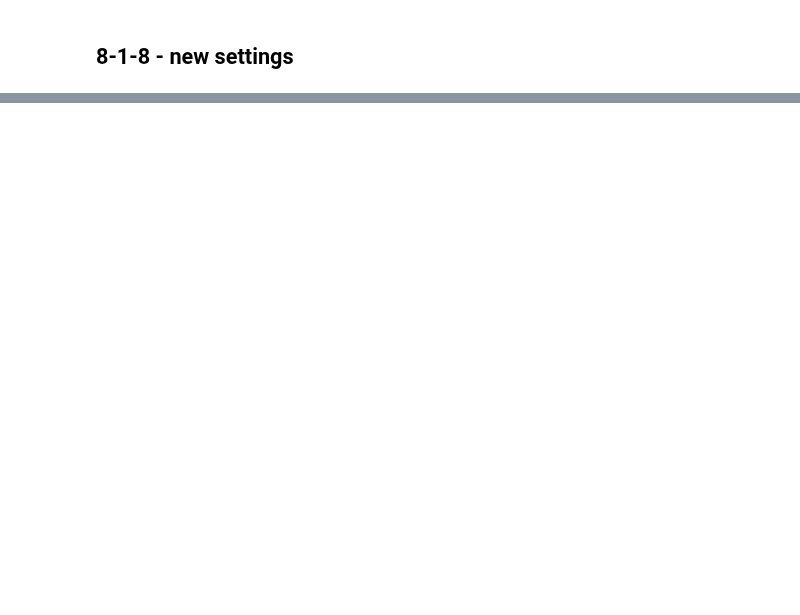
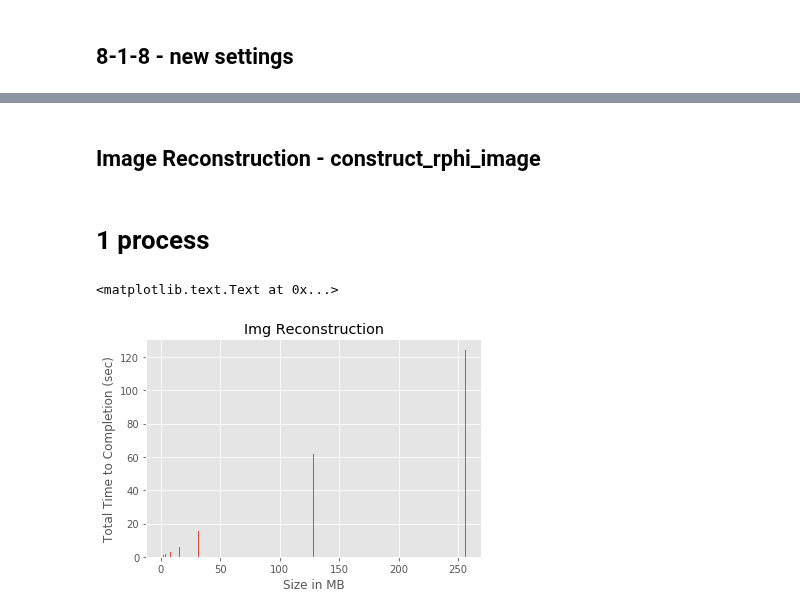
Before and after one commit to georgeha/lab_reports, a Jupyter notebook: Report_October_27.ipynb, the cells around one changed output, grey strips where cells are left out. Cells and saved outputs as stored; diff of their text form; code cells hidden in the pictures; blank space fills up the shorter version.

```diff
--- a/Report_October_27.ipynb
+++ b/Report_October_27.ipynb
@@ -66,0 +200,20 @@ NameError: name 'avg_production_rate_8116' is not defined
+# %% [markdown]
+## Image Reconstruction  - construct_rphi_image
+# %%
+img_dir = '/home/georgeha/repos/midas_exps/construct_rphi_image/1/1-1'
+afile = '/batch-construct_phi-20171025-201200.csv'
+# %% [markdown]
+# 1 process
+# %%
+a = pd.read_csv(img_dir+afile)
+img_size = a['Image_size(MB)']
+ttc = a['TTC']
+# %%
+plt.bar(img_size,ttc)
+plt.title('Img Reconstruction')
+plt.xlabel('Size in MB')
+plt.ylabel('Total Time to Completion (sec)')
+#plt.xticks([1,2,3,8,16,32,64,128,256])
+# %% [output]
+<matplotlib.text.Text at 0x...>
+[figure, added]
```
Also changed, not shown: parts of 14 cells of this notebook.
